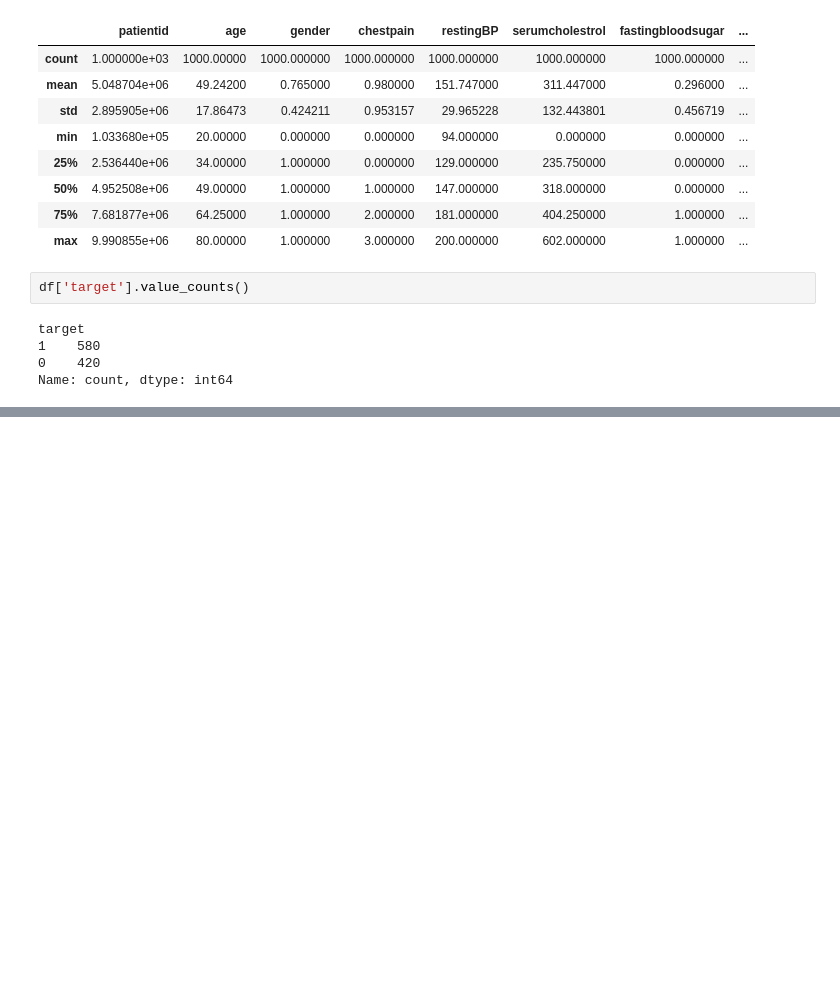
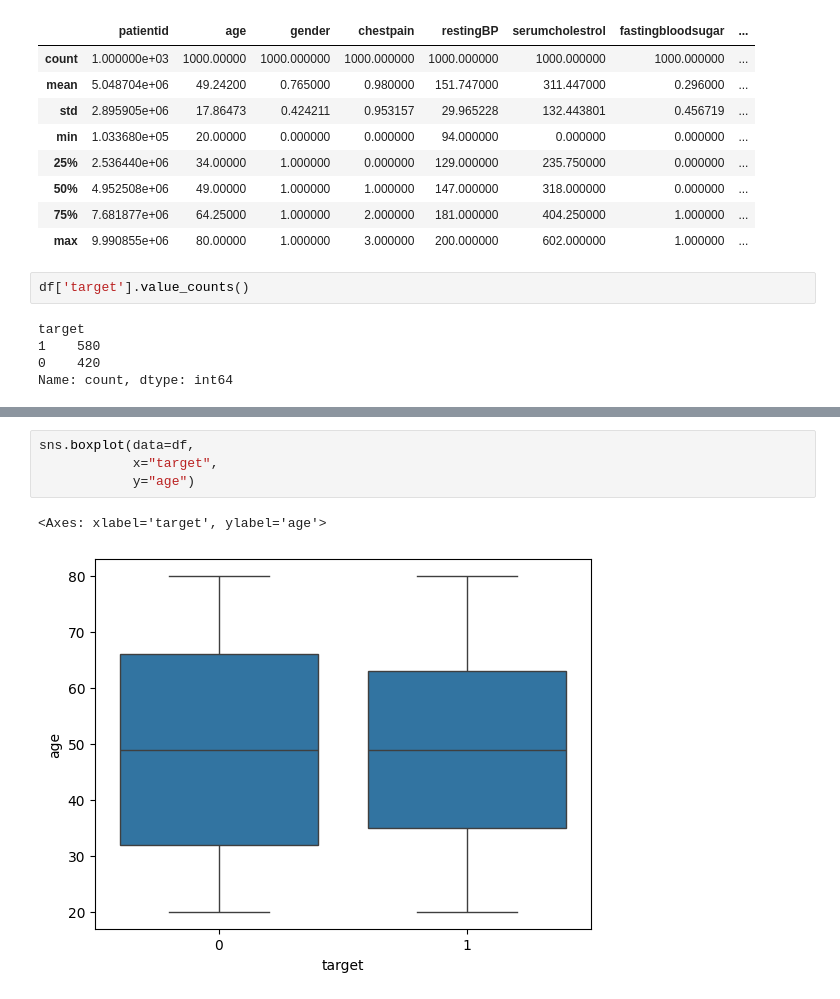
Before and after one commit to sujan1001/Heart-Disease-Prediction, a Jupyter notebook: notebooks/Heart_Disease_Analysis.ipynb, the cells around one changed output, grey strips where cells are left out. Drawn from its saved outputs; the diff is of its cells as text; blank space fills up the shorter version.

```diff
--- a/notebooks/Heart_Disease_Analysis.ipynb
+++ b/notebooks/Heart_Disease_Analysis.ipynb
@@ -76,0 +110,7 @@ Name: count, dtype: int64
+# %%
+sns.boxplot(data=df,
+            x="target",
+            y="age")
+# %% [output]
+<Axes: xlabel='target', ylabel='age'>
+[figure, added]
```
Also changed, not shown: parts of 30 cells of this notebook, 1 other file.
